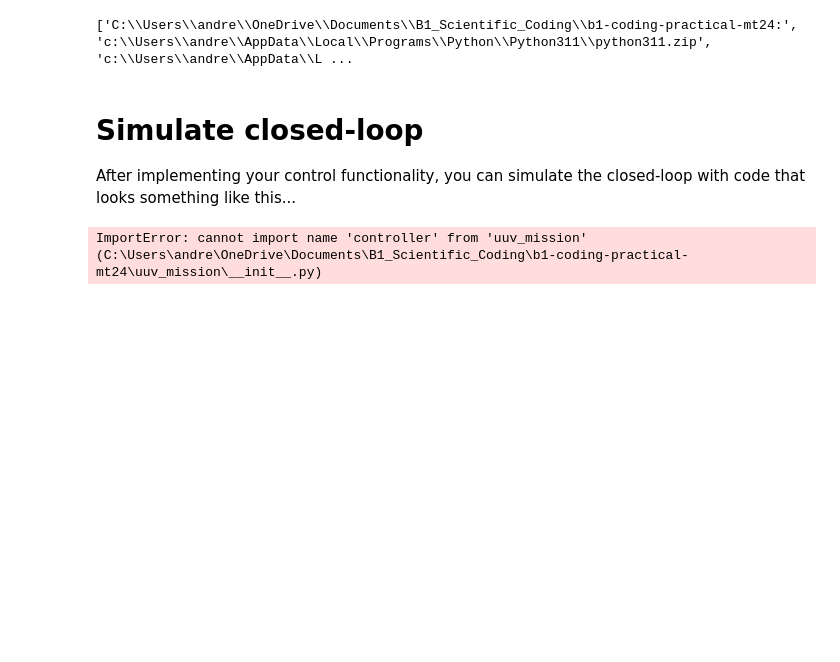
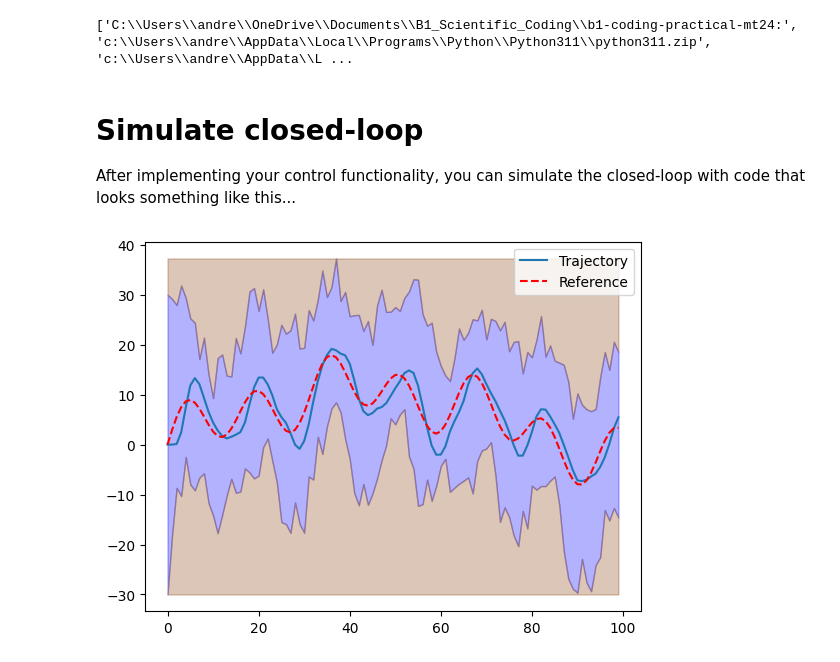
Before and after one commit to ARmackenzie/b1-coding-practical-mt24, a Jupyter notebook: notebooks/demo.ipynb, the cells around one changed output. Drawn from its saved outputs; the diff is of its cells as text; code cells hidden in the pictures; blank space fills up the shorter version.

```diff
--- a/notebooks/demo.ipynb
+++ b/notebooks/demo.ipynb
@@ -14,24 +14,24 @@ After implementing your control functionality, you can simulate the closed-loop
 # %%
 import sys
 sys.path.append(r'C:\Users\andre\OneDrive\Documents\B1_Scientific_Coding\b1-coding-practical-mt24')
 
 # Import relevant modules
 from uuv_mission import controller as ctr
 from uuv_mission import dynamic as dyn
 
 #Define the submarine
 sub = dyn.Submarine()
 
 # Create a PD controller with specific gains
-kp = 0.15  # Proportional gain
-kd = 0.6  # Derivative gain
+kp = 0.1  # Proportional gain
+kd = 0.65  # Derivative gain
 controller = ctr.PDController(kp, kd)
 
 # Instantiate your controller (depending on your implementation)
 closed_loop = dyn.ClosedLoop(sub, controller)
 mission = dyn.Mission.from_csv("C:\\Users\\andre\\OneDrive\\Documents\\B1_Scientific_Coding\\b1-coding-practical-mt24\\data\\mission.csv") # You must implement this method in the Mission class
 
 trajectory = closed_loop.simulate_with_random_disturbances(mission)
 trajectory.plot_completed_mission(mission)
 # %% [output]
-ImportError: cannot import name 'controller' from 'uuv_mission' (C:\Users\andre\OneDrive\Documents\B1_Scientific_Coding\b1-coding-practical-mt24\uuv_mission\__init__.py)
+[figure, added]
```
Also changed, not shown: 3 other files.
